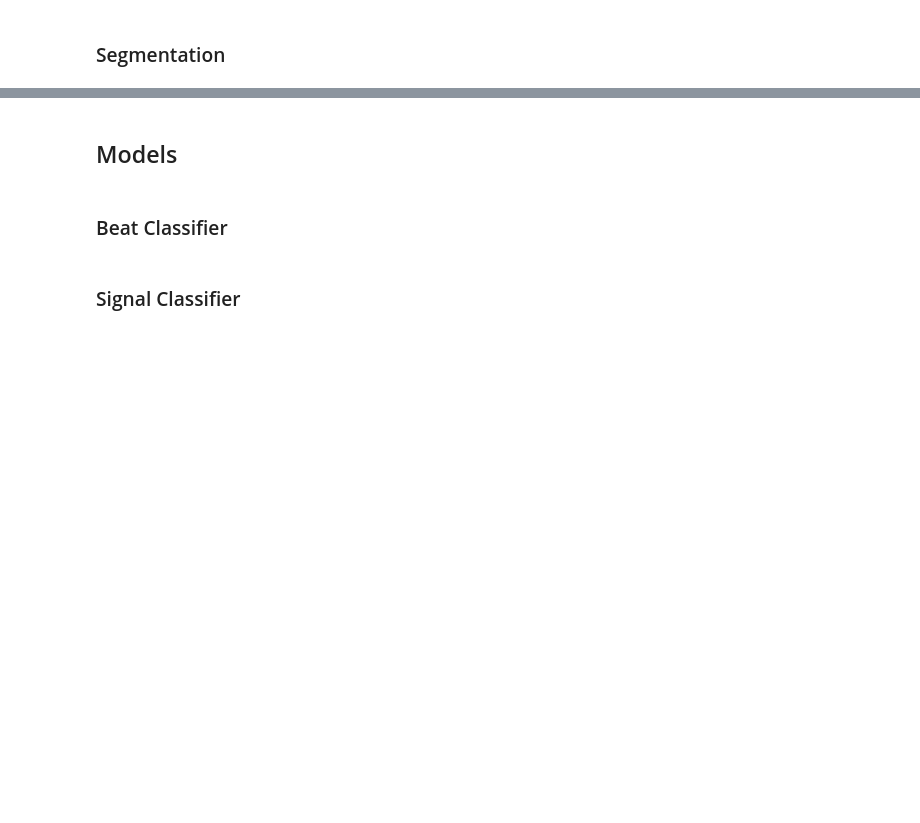
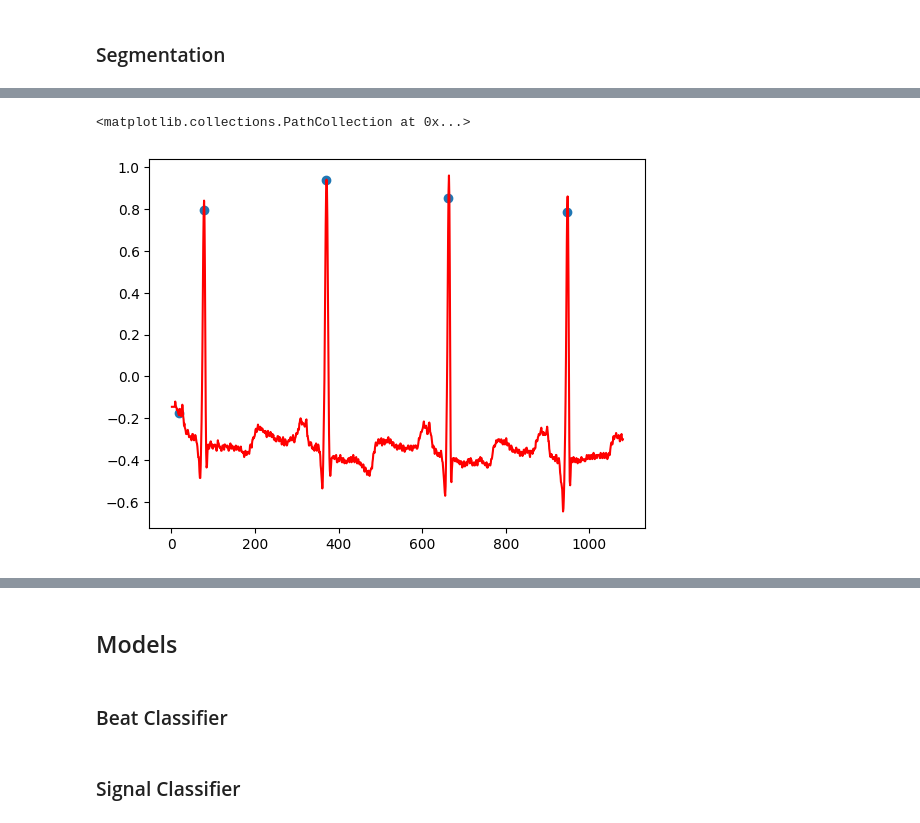
Before and after one commit to elijah-jones-2003/Heart-Rate-Monitoring, a Jupyter notebook: model.ipynb, the cells around one changed output, grey strips where cells are left out. Drawn from its saved outputs; the diff is of its cells as text; code cells hidden in the pictures; blank space fills up the shorter version.

```diff
--- a/model.ipynb
+++ b/model.ipynb
@@ -76,0 +159,20 @@ plt.scatter(r_peak_x, r_peak_y)
+# %%
+# Need to find R-Peak which is contained in the annotations of the file
+R_location = annotations[100].sample
+R_class = annotations[100].sample
+
+# R-peak ploting
+x = np.arange(1, 1081)
+
+n_peak =5
+r_peak_x = []
+r_peak_y = []
+for i in range(0, n_peak):
+  r_peak_x.append(R_location[i])
+  r_peak_y.append(denoised[R_location[i]])
+
+plt.plot(x, unfiltered[0:1080], color='red')
+plt.scatter(r_peak_x, r_peak_y)
+# %% [output]
+<matplotlib.collections.PathCollection at 0x...>
+[figure, added]
```
Also changed, not shown: parts of 8 cells of this notebook, 5 other files.
